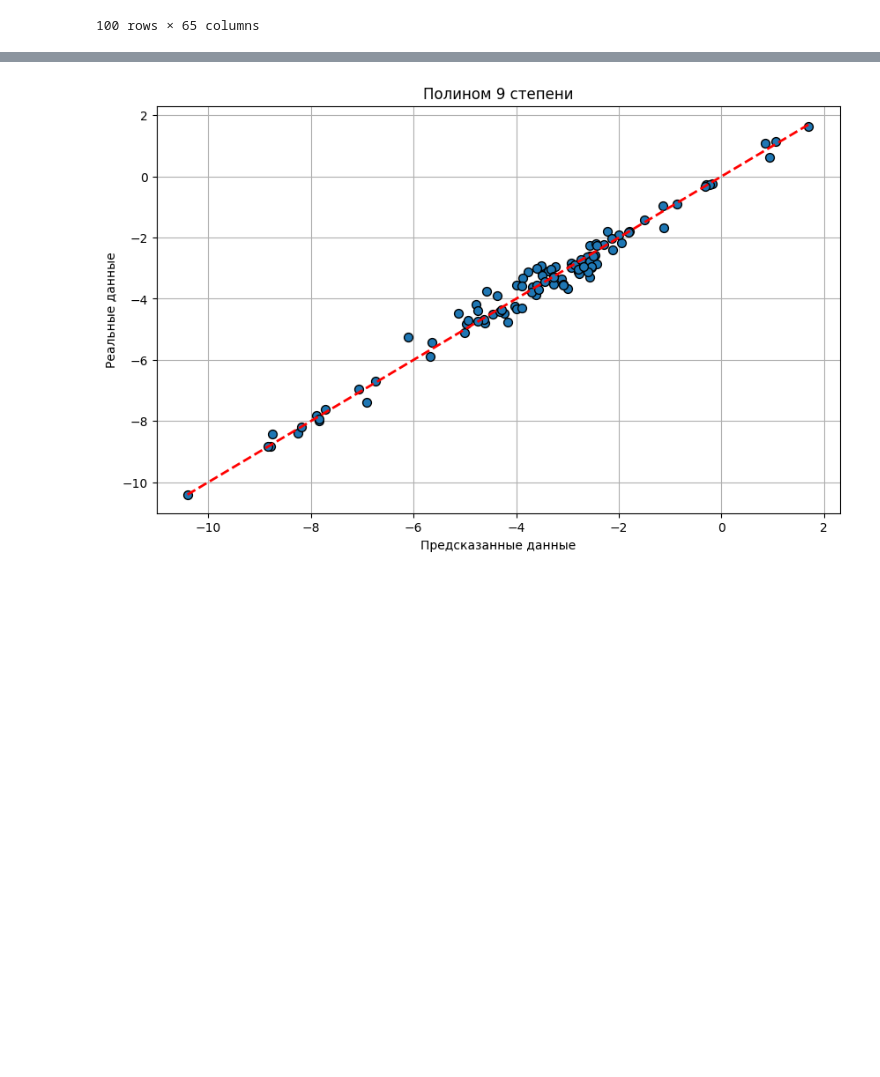
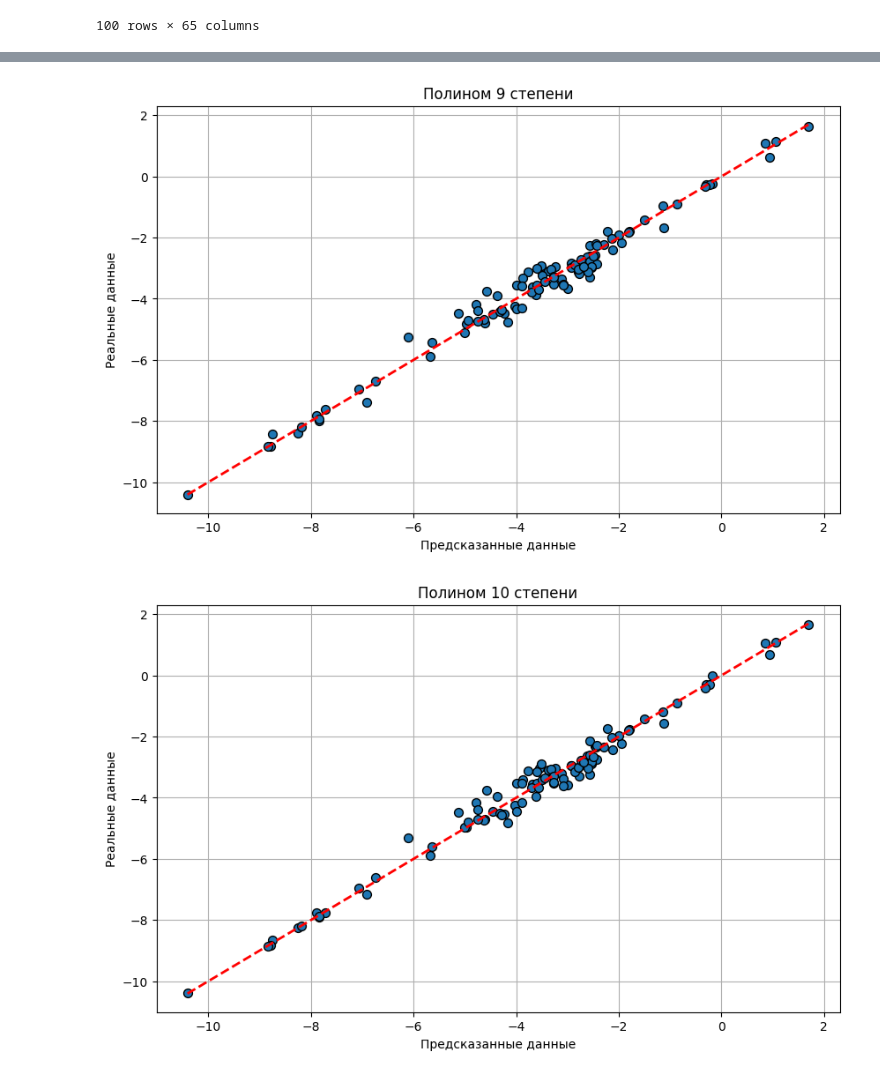
Before and after one commit to egorbeckish/Masters-program, a Jupyter notebook: 1. First Course/Регрессоры/1. Сентябрь/19.09.2025/Poly_v2.ipynb, the cells around one changed output, grey strips where cells are left out. Saved outputs shown, nothing was run; the diff lists cells and outputs as text; code cells hidden in the pictures; blank space fills up the shorter version.

```diff
--- a/1. First Course/Регрессоры/1. Сентябрь/19.09.2025/Poly_v2.ipynb
+++ b/1. First Course/Регрессоры/1. Сентябрь/19.09.2025/Poly_v2.ipynb
@@ -135,29 +135,30 @@ df[col_degrees]
 | 99 | 7.92674 | 6.593478 | 62.833207 | 52.264788 | 43.473957 | 498.062491 | 414.289388 | 344.606751 | 286.644593 | 3948.011861 | ... | ... |
 100 rows × 65 columns
 # %%
-for degree in range(1, degrees):
+for degree in range(1, degrees + 1):
 	col_degrees = get_col_degrees(degree)
 	x, y = df[col_degrees], df["y"]
 
 	model = LinearRegression().fit(x, y)
 	y_pred = model.predict(x)
 
 	plt.figure(figsize=(10, 6))
 	plt.title(f"Полином {degree} степени")
 	plt.scatter(y, y_pred, s=50, ec="black", zorder=3)
 	plt.plot([y.min(), y.max()], [y.min(), y.max()], "r--", zorder=3, lw="2")
 
 	plt.xlabel("Предсказанные данные")
 	plt.ylabel("Реальные данные")
 
 	plt.grid()
 # %% [output]
 [figure]
 [figure]
 [figure]
 [figure]
 [figure]
 [figure]
 [figure]
 [figure]
 [figure]
+[figure, added]
```
Also changed, not shown: 1 other file.
